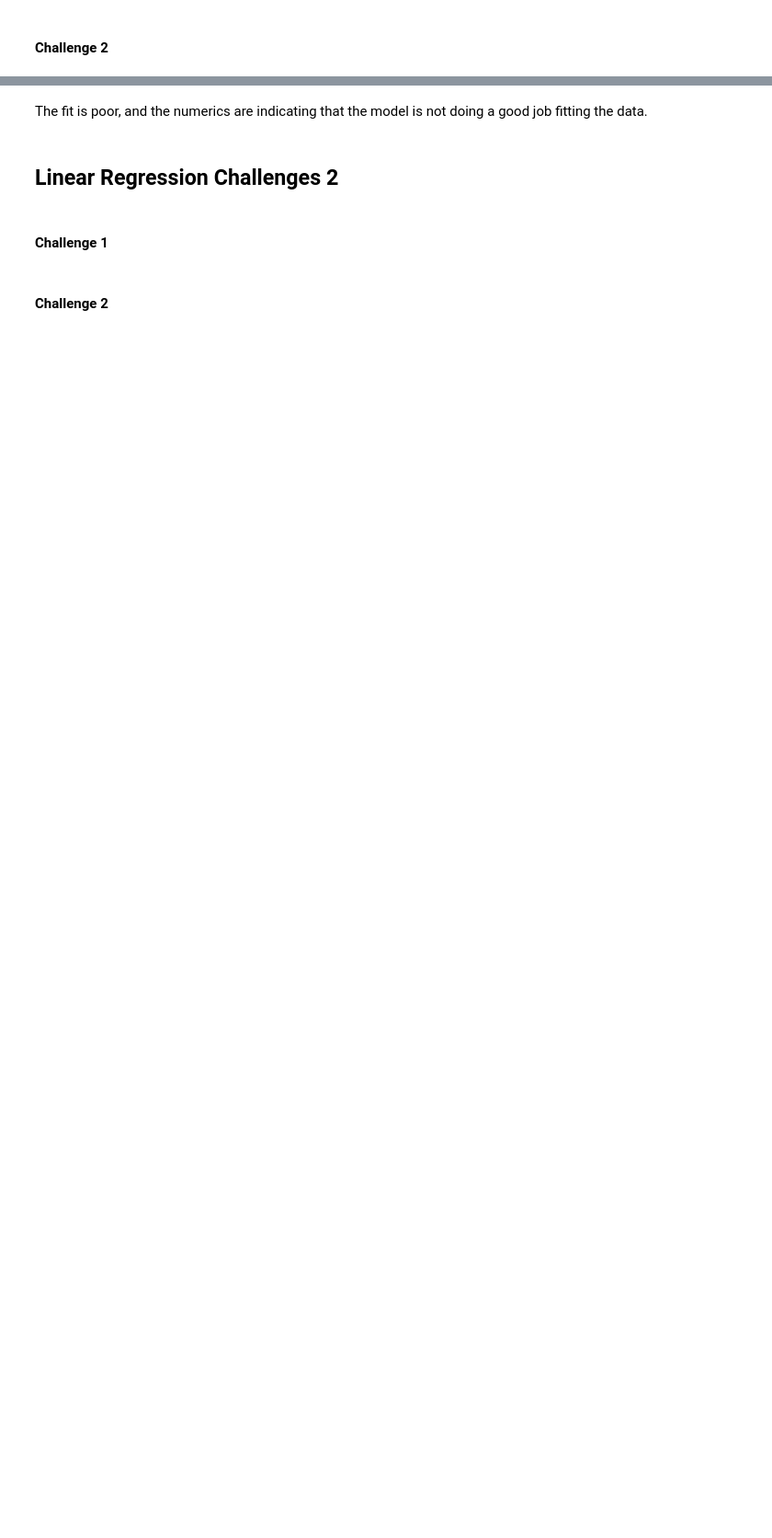
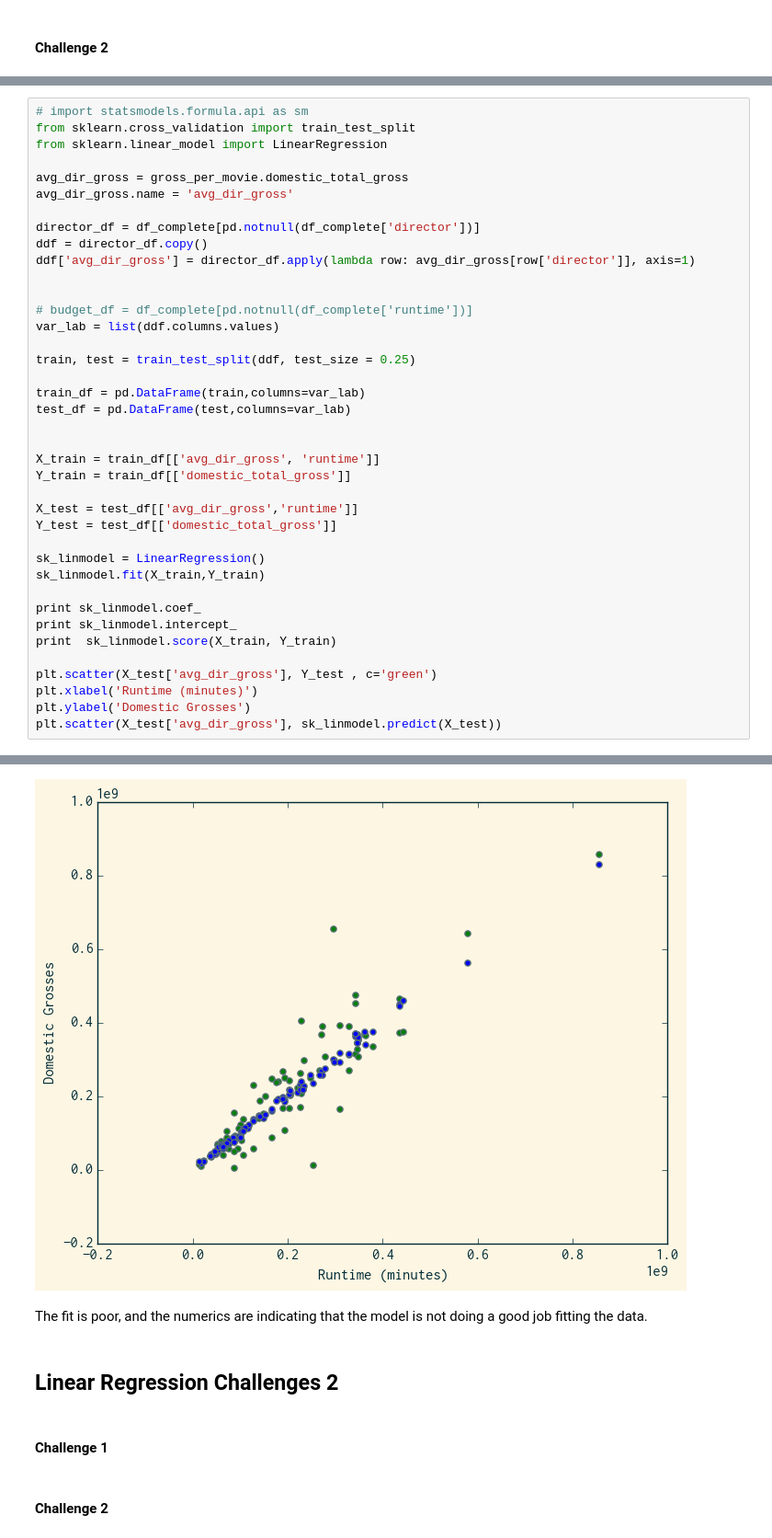
Before and after one commit to drschwenk/film_grosses, a Jupyter notebook: challenges/eda_challenges.ipynb, the cells around one changed output, grey strips where cells are left out. Shown at 92% size. Saved outputs shown, nothing was run; the diff lists cells and outputs as text; blank space fills up the shorter version.

```diff
--- a/challenges/eda_challenges.ipynb
+++ b/challenges/eda_challenges.ipynb
@@ -230,0 +229,40 @@ strong multicollinearity or other numerical problems.
+# %%
+# import statsmodels.formula.api as sm
+from sklearn.cross_validation import train_test_split
+from sklearn.linear_model import LinearRegression
+
+avg_dir_gross = gross_per_movie.domestic_total_gross
+avg_dir_gross.name = 'avg_dir_gross'
+
+director_df = df_complete[pd.notnull(df_complete['director'])]
+ddf = director_df.copy()
+ddf['avg_dir_gross'] = director_df.apply(lambda row: avg_dir_gross[row['director']], axis=1)
+
+
+# budget_df = df_complete[pd.notnull(df_complete['runtime'])]
+var_lab = list(ddf.columns.values)
+
+train, test = train_test_split(ddf, test_size = 0.25)
+
+train_df = pd.DataFrame(train,columns=var_lab)
+test_df = pd.DataFrame(test,columns=var_lab)
+
+
+X_train = train_df[['avg_dir_gross', 'runtime']]
+Y_train = train_df[['domestic_total_gross']]
+
+X_test = test_df[['avg_dir_gross','runtime']]
+Y_test = test_df[['domestic_total_gross']]
+
+sk_linmodel = LinearRegression()
+sk_linmodel.fit(X_train,Y_train)
+
+print sk_linmodel.coef_
+print sk_linmodel.intercept_
+print  sk_linmodel.score(X_train, Y_train)
+
+plt.scatter(X_test['avg_dir_gross'], Y_test , c='green')
+plt.xlabel('Runtime (minutes)')
+plt.ylabel('Domestic Grosses')
+plt.scatter(X_test['avg_dir_gross'], sk_linmodel.predict(X_test))
+# %% [output]
@@ -231,3 +273,4 @@ strong multicollinearity or other numerical problems.
+[figure, added]
 # %% [markdown]
 The fit is poor, and the numerics are indicating that the model is not doing a good job fitting the data.
 # %% [markdown]
```
Also changed, not shown: parts of 9 cells of this notebook.
